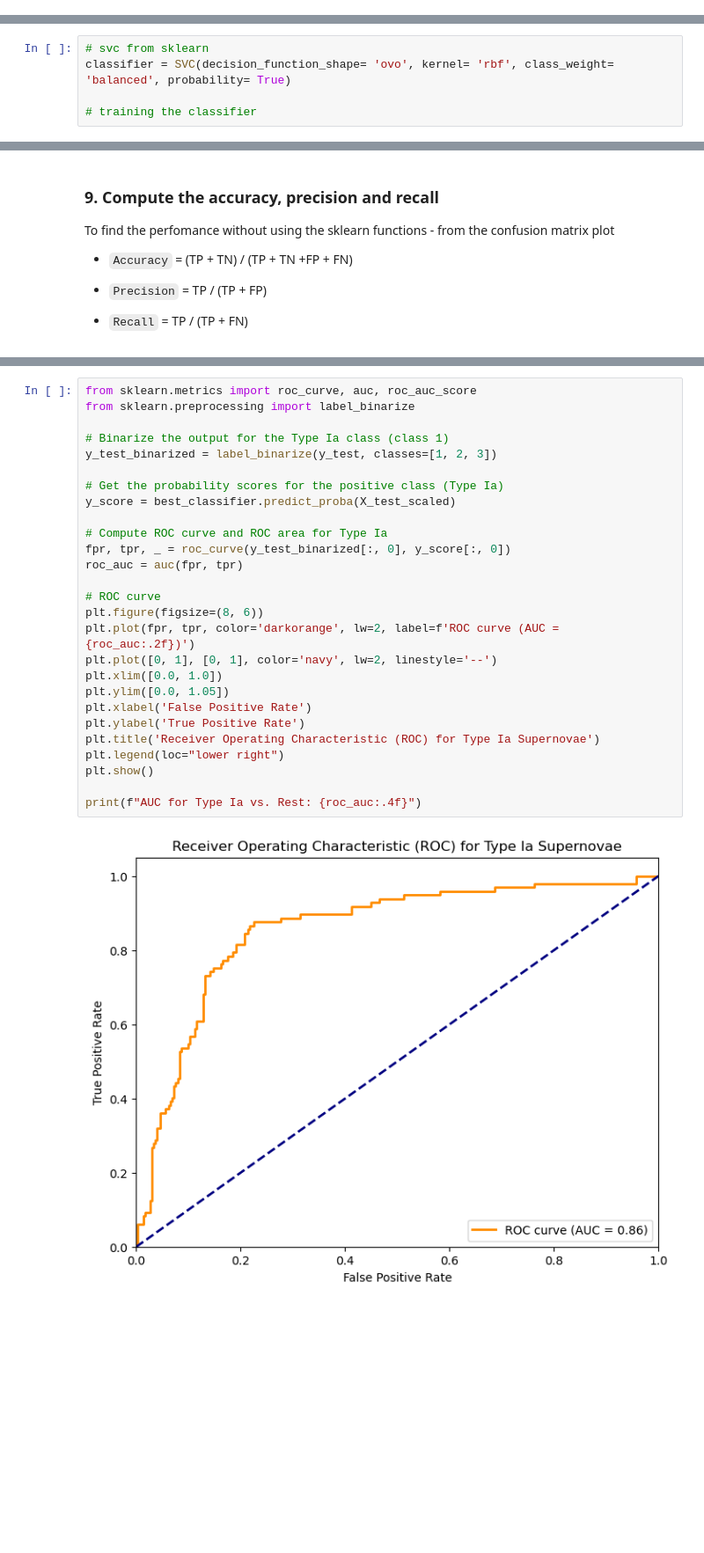
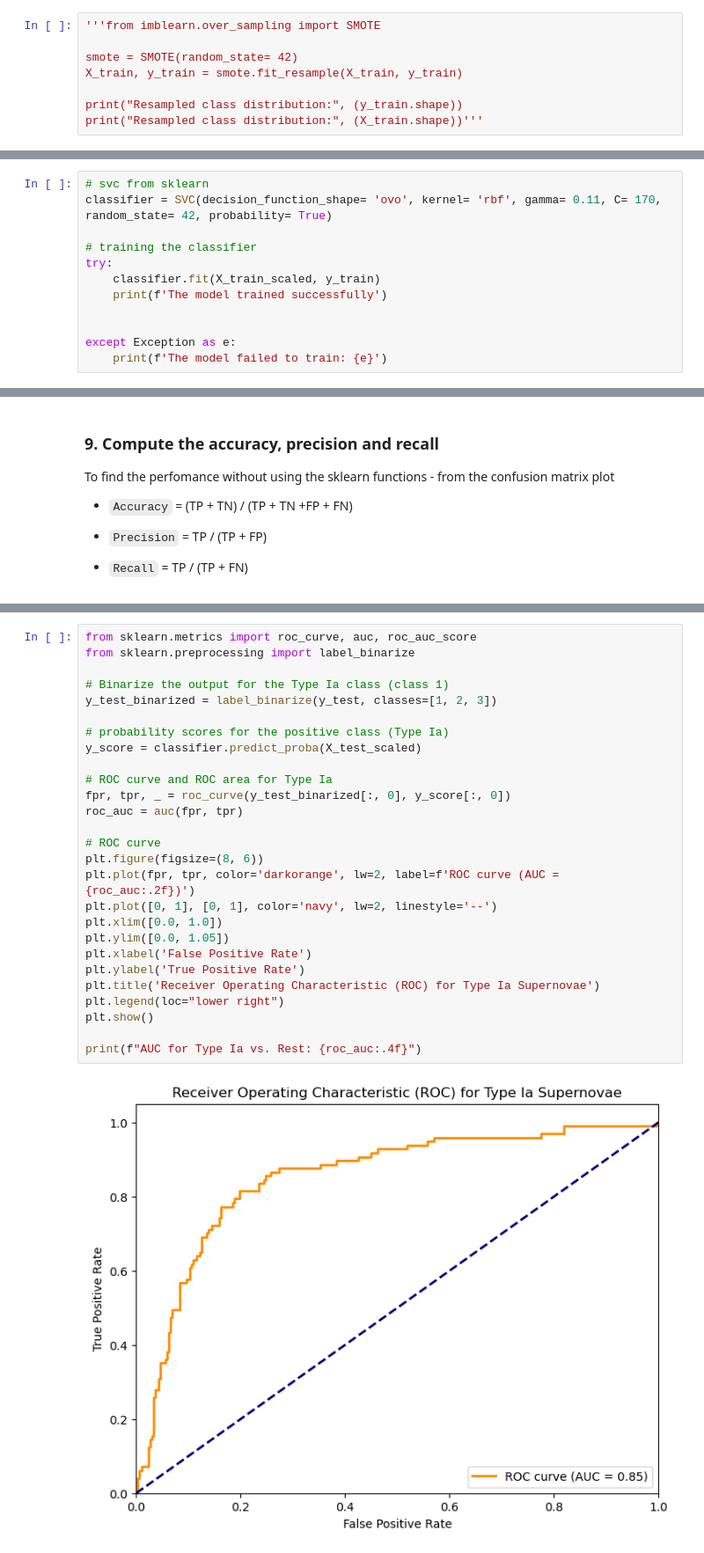
Before and after one commit to topollonaketsana/Data--Analysis, a Jupyter notebook: Supernovae_Classification/notebook/svm.ipynb, the cells around one changed output, grey strips where cells are left out. Shown at 88% size. Saved outputs shown, nothing was run; the diff lists cells and outputs as text; blank space fills up the shorter version.

```diff
--- a/Supernovae_Classification/notebook/svm.ipynb
+++ b/Supernovae_Classification/notebook/svm.ipynb
@@ -295,0 +291,8 @@ X_test_scaled = scaler.transform(X_test)
+# %%
+'''from imblearn.over_sampling import SMOTE
+
+smote = SMOTE(random_state= 42)
+X_train, y_train = smote.fit_resample(X_train, y_train)
+
+print("Resampled class distribution:", (y_train.shape))
+print("Resampled class distribution:", (X_train.shape))'''
@@ -300,6 +318,13 @@ X_test_scaled = scaler.transform(X_test)
 The SVM classifier uses one-vs-one (`ovo`) classification strategy - this method splits the classes into a series of binary classifiers
 # %%
 # svc from sklearn
-classifier = SVC(decision_function_shape= 'ovo', kernel= 'rbf', class_weight= 'balanced', probability= True)
+classifier = SVC(decision_function_shape= 'ovo', kernel= 'rbf', gamma= 0.11, C= 170, random_state= 42, probability= True)
 
 # training the classifier
+try:
+    classifier.fit(X_train_scaled, y_train)
+    print(f'The model trained successfully')
+
+
+except Exception as e:
+    print(f'The model failed to train: {e}')
@@ -410,29 +444,29 @@ Recall for Type Ibc: 0.3529
 # %%
 from sklearn.metrics import roc_curve, auc, roc_auc_score
 from sklearn.preprocessing import label_binarize
 
 # Binarize the output for the Type Ia class (class 1)
 y_test_binarized = label_binarize(y_test, classes=[1, 2, 3])
 
-# Get the probability scores for the positive class (Type Ia)
-y_score = best_classifier.predict_proba(X_test_scaled)
+# probability scores for the positive class (Type Ia)
+y_score = classifier.predict_proba(X_test_scaled)
 
-# Compute ROC curve and ROC area for Type Ia
+# ROC curve and ROC area for Type Ia
 fpr, tpr, _ = roc_curve(y_test_binarized[:, 0], y_score[:, 0])
 roc_auc = auc(fpr, tpr)
 
 # ROC curve
 plt.figure(figsize=(8, 6))
 plt.plot(fpr, tpr, color='darkorange', lw=2, label=f'ROC curve (AUC = {roc_auc:.2f})')
 plt.plot([0, 1], [0, 1], color='navy', lw=2, linestyle='--')
 plt.xlim([0.0, 1.0])
 plt.ylim([0.0, 1.05])
 plt.xlabel('False Positive Rate')
 plt.ylabel('True Positive Rate')
 plt.title('Receiver Operating Characteristic (ROC) for Type Ia Supernovae')
 plt.legend(loc="lower right")
 plt.show()
 
 print(f"AUC for Type Ia vs. Rest: {roc_auc:.4f}")
 # %% [output]
-[figure, old version]
+[figure, new version]
```
Also changed, not shown: parts of 17 cells of this notebook, 3 other files.
